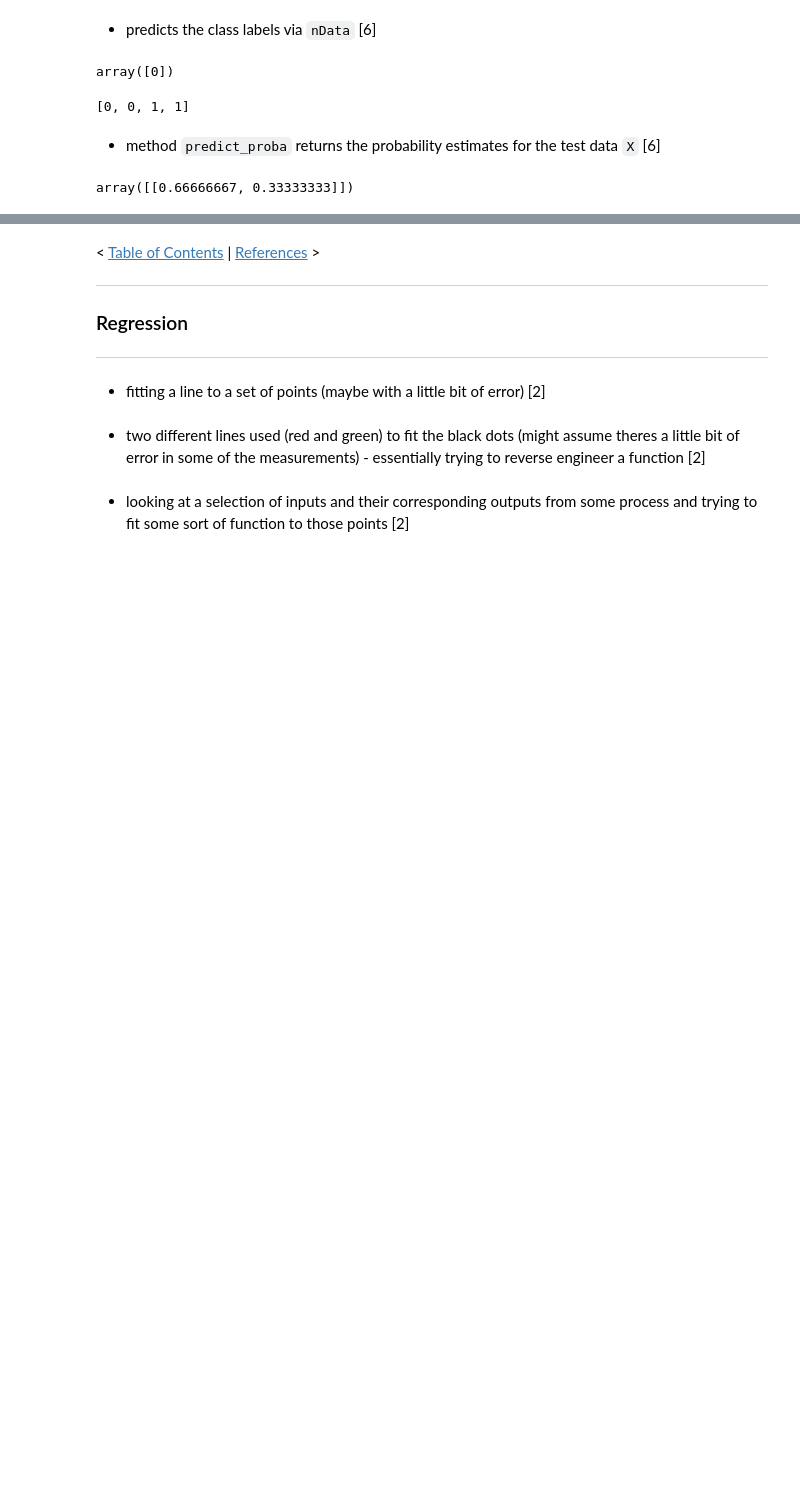
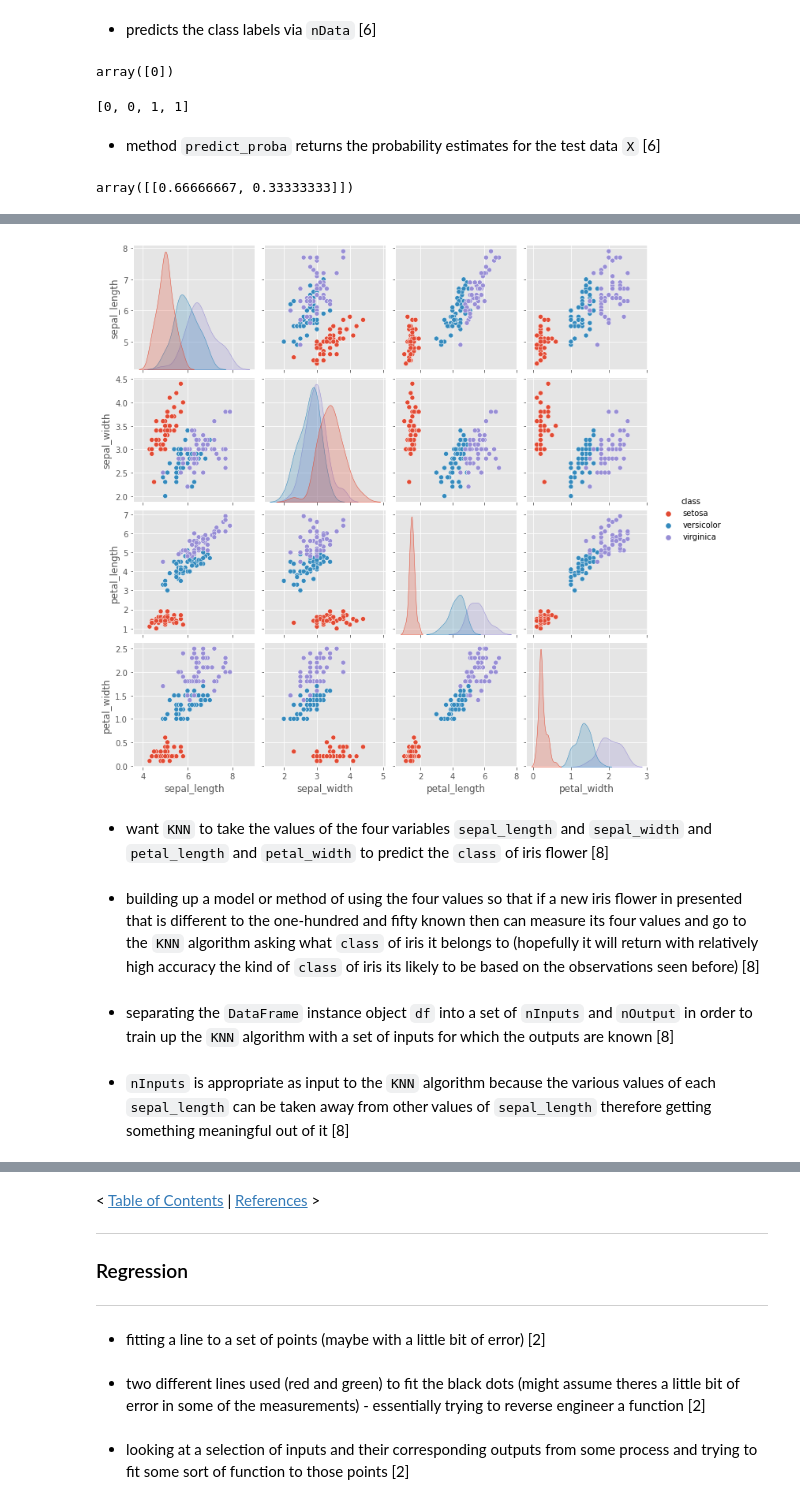
Before and after one commit to SeanOhAileasa/mls-scikit-learn-scipy-stats, a Jupyter notebook: scikit-learn.ipynb, the cells around one changed output, grey strips where cells are left out. Drawn from its saved outputs; the diff is of its cells as text; code cells hidden in the pictures; blank space fills up the shorter version.

```diff
--- a/scikit-learn.ipynb
+++ b/scikit-learn.ipynb
@@ -369,0 +382,2 @@ exit()
+# %%
+df=pd.read_csv(filepath_or_buffer="https://raw.githubusercontent.com/SeanOhAileasa/SeanOhAileasa/master/rc/datasets/iris.csv") # instance object DataFrame
@@ -369,0 +412,2 @@ exit()
+# %%
+plt.style.use(style="ggplot")
@@ -369,0 +416,12 @@ exit()
+# %%
+sns.pairplot(data=df,hue="class"); # numeric columns df
+# %% [output]
+[figure, added]
+# %% [markdown]
+- want ``KNN`` to take the values of the four variables ``sepal_length`` and ``sepal_width`` and ``petal_length`` and ``petal_width`` to predict the ``class`` of iris flower [8]
+# %% [markdown]
+- building up a model or method of using the four values so that if a new iris flower in presented that is different to the one-hundred and fifty known then can measure its four values and go to the ``KNN`` algorithm asking what ``class`` of iris it belongs to (hopefully it will return with relatively high accuracy the kind of ``class`` of iris its likely to be based on the observations seen before) [8]
+# %% [markdown]
+- separating the ``DataFrame`` instance object ``df`` into a set of ``nInputs`` and ``nOutput`` in order to train up the ``KNN`` algorithm with a set of inputs for which the outputs are known [8]
+# %% [markdown]
+- ``nInputs`` is appropriate as input to the ``KNN`` algorithm because the various values of each ``sepal_length`` can be taken away from other values of ``sepal_length`` therefore getting something meaningful out of it [8]
```
Also changed, not shown: parts of 29 cells of this notebook.
